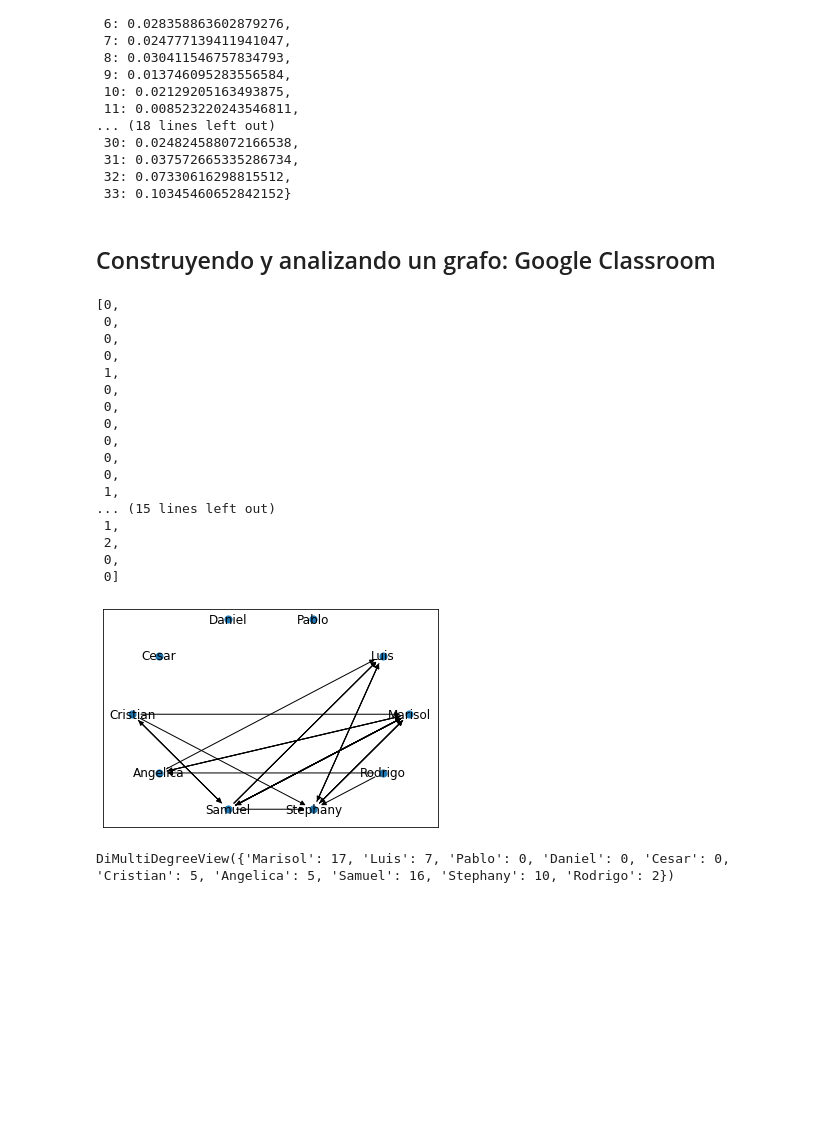
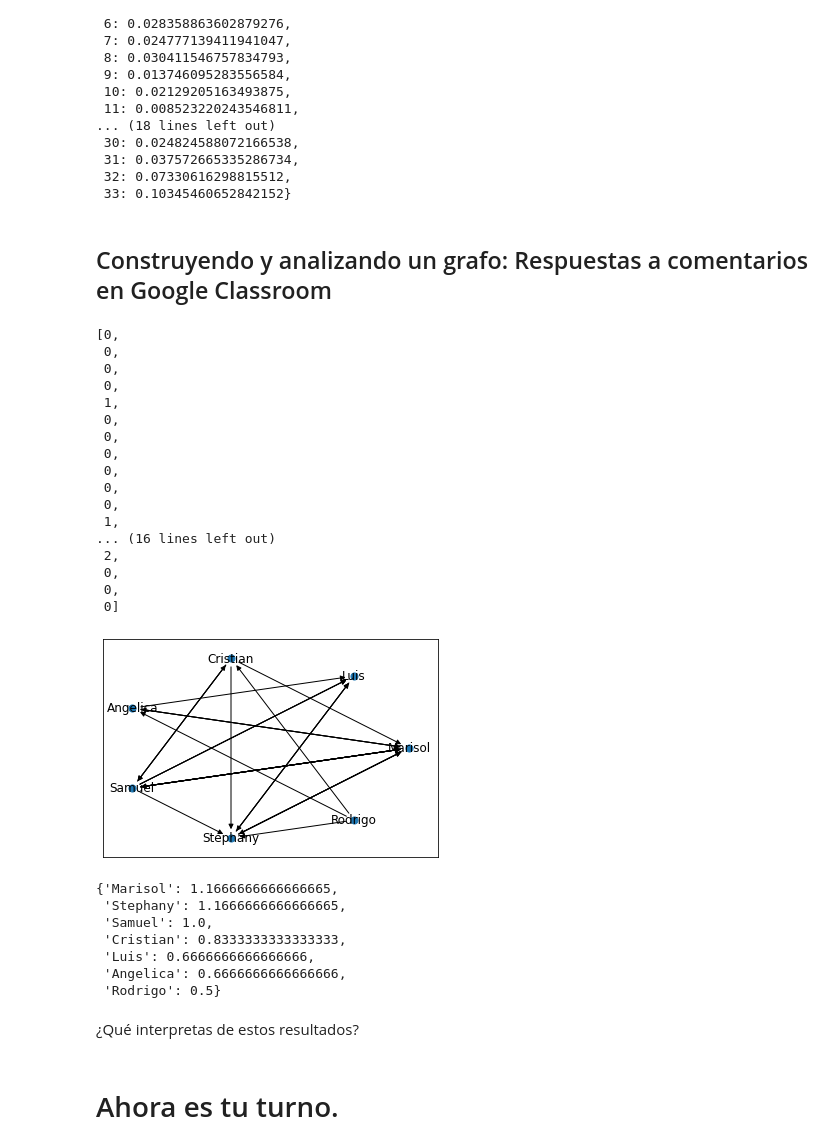
Before and after one commit to HumanidadesDigitales/Materiales, a Jupyter notebook: Redes.ipynb, the cells around one changed output. Drawn from its saved outputs; the diff is of its cells as text; code cells hidden in the pictures; blank space fills up the shorter version.

```diff
--- a/Redes.ipynb
+++ b/Redes.ipynb
@@ -170,13 +204,13 @@ nx.pagerank(karate,alpha =0.9)
  32: 0.07330616298815512,
  33: 0.10345460652842152}
 # %% [markdown]
-## Construyendo y analizando un grafo: Google Classroom
+## Construyendo y analizando un grafo: Respuestas a comentarios en Google Classroom
 # %%
 G = nx.MultiDiGraph() # Grafo dirigido multiple
 # %%
-G.add_nodes_from(["Marisol","Luis","Pablo","Daniel","Cesar","Cristian","Angelica","Samuel","Stephany","Rodrigo"])
+G.add_nodes_from(["Marisol","Luis","Cristian","Angelica","Samuel","Stephany","Rodrigo"])
 # %%
-G.add_edges_from([("Samuel","Marisol"),("Marisol","Samuel"),("Stephany","Luis"),("Angelica","Luis"),("Stephany","Luis"),("Rodrigo","Stephany"),("Rodrigo","Angelica"),("Stephany","Marisol"),("Luis","Stephany"),("Cristian","Marisol"),("Cristian","Stephany"),("Samuel","Marisol"),("Samuel","Marisol"),("Marisol","Samuel"),("Samuel","Marisol"),("Samuel","Marisol"),("Stephany","Marisol"),("Samuel","Stephany"),("Cristian","Samuel"),("Cristian","Samuel"),("Samuel","Cristian"),("Angelica","Marisol"),("Samuel","Marisol"),("Samuel","Luis"),("Samuel","Luis"),("Samuel","Luis"),("Samuel","Marisol"),("Angelica","Marisol"),("Stephany","Marisol"),("Marisol","Angelica"),("Marisol","Stephany")])
+G.add_edges_from([("Samuel","Marisol"),("Marisol","Samuel"),("Stephany","Luis"),("Angelica","Luis"),("Stephany","Luis"),("Rodrigo","Stephany"),("Rodrigo","Angelica"),("Stephany","Marisol"),("Luis","Stephany"),("Cristian","Marisol"),("Cristian","Stephany"),("Samuel","Marisol"),("Samuel","Marisol"),("Marisol","Samuel"),("Samuel","Marisol"),("Samuel","Marisol"),("Stephany","Marisol"),("Samuel","Stephany"),("Cristian","Samuel"),("Cristian","Samuel"),("Samuel","Cristian"),("Angelica","Marisol"),("Samuel","Marisol"),("Samuel","Luis"),("Samuel","Luis"),("Samuel","Luis"),("Samuel","Marisol"),("Angelica","Marisol"),("Stephany","Marisol"),("Marisol","Angelica"),("Marisol","Stephany"),("Rodrigo","Cristian")])
 # %% [output]
 [0,
  0,
@@ -190,22 +224,18 @@ G.add_edges_from([("Samuel","Marisol"),("Marisol","Samuel"),("Stephany","Luis"),
  0,
  0,
  1,
-... (15 lines left out)
- 1,
+... (16 lines left out)
  2,
  0,
+ 0,
  0]
 # %%
 import matplotlib.pyplot as plt
 # %%
 pos = nx.circular_layout(G)
 nx.draw_networkx_nodes(G,pos,node_size=50)
-nx.draw_networkx_edges(G,pos)
+nx.draw_networkx_edges(G,pos,arrowsize=10)
 nx.draw_networkx_labels(G,pos)
 plt.show()
 # %% [output]
-[figure, old version]
+[figure, new version]
-# %%
-G.degree()
-# %% [output]
-DiMultiDegreeView({'Marisol': 17, 'Luis': 7, 'Pablo': 0, 'Daniel': 0, 'Cesar': 0, 'Cristian': 5, 'Angelica': 5, 'Samuel': 16, 'Stephany': 10, 'Rodrigo': 2})
@@ -211,0 +244,14 @@ DiMultiDegreeView({'Marisol': 17, 'Luis': 7, 'Pablo': 0, 'Daniel': 0, 'Cesar': 0
+# %%
+centrality
+# %% [output]
+{'Marisol': 1.1666666666666665,
+ 'Stephany': 1.1666666666666665,
+ 'Samuel': 1.0,
+ 'Cristian': 0.8333333333333333,
+ 'Luis': 0.6666666666666666,
+ 'Angelica': 0.6666666666666666,
+ 'Rodrigo': 0.5}
+# %% [markdown]
+¿Qué interpretas de estos resultados?
+# %% [markdown]
+# Ahora es tu turno.
```
Also changed, not shown: parts of 28 cells of this notebook, 2 other files.
